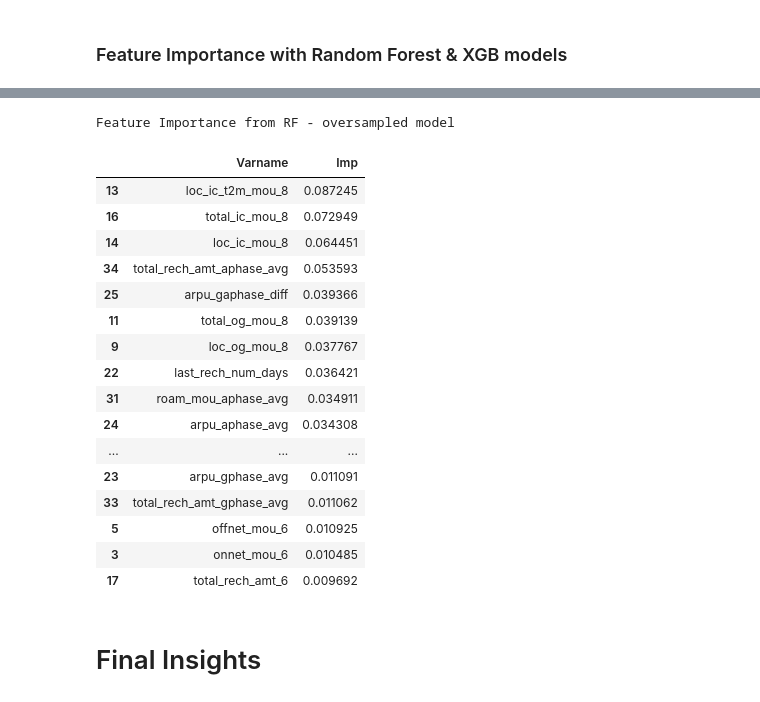
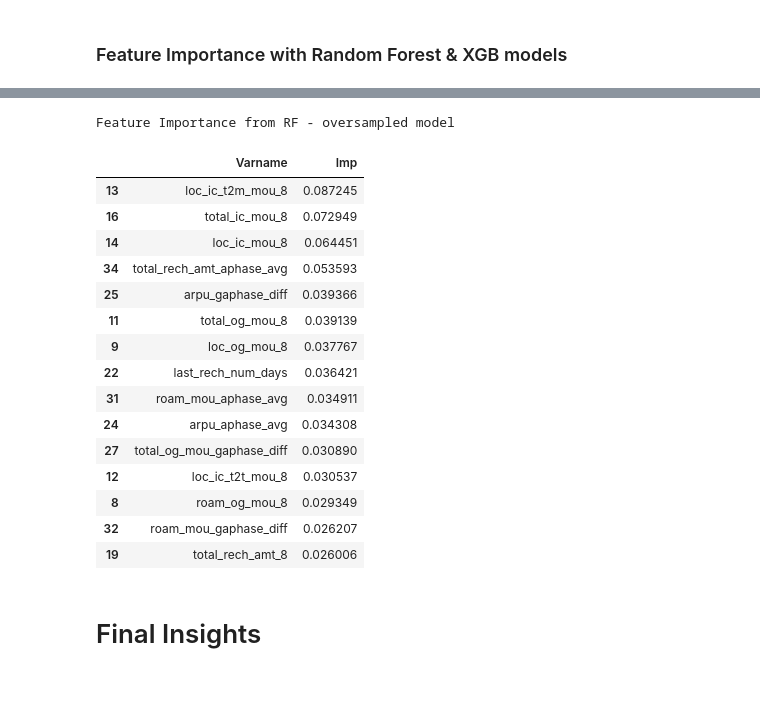
Before and after one commit to Lakshmi-1212/TelecomChurn_CaseStudy, a Jupyter notebook: TelcomChurn_CaseStudy.ipynb, the cells around one changed output, grey strips where cells are left out. Cells and saved outputs as stored; diff of their text form; code cells hidden in the pictures.

```diff
--- a/TelcomChurn_CaseStudy.ipynb
+++ b/TelcomChurn_CaseStudy.ipynb
@@ -1983,31 +2024,31 @@ imp_xgb_df.sort_values(by="Imp", ascending=False)
 # %%
 print(f'Feature Importance from RF - oversampled model')
 model_rf_oversampled = RandomForestClassifier(random_state=42).fit(X_oversampled_train_rfe, y_oversampled_train)
 
 imp_rf_oversampled_df = pd.DataFrame({
     "Varname": X_oversampled_train_rfe.columns,
     "Imp": model_rf_oversampled.feature_importances_
 })
-imp_rf_oversampled_df.sort_values(by="Imp", ascending=False)
+imp_rf_oversampled_df.sort_values(by="Imp", ascending=False,inplace=True)
+imp_rf_oversampled_df.head(15)
 # %% [output]
 Feature Importance from RF - oversampled model
 |  | Varname | Imp |
 | 13 | loc_ic_t2m_mou_8 | 0.087245 |
 | 16 | total_ic_mou_8 | 0.072949 |
 | 14 | loc_ic_mou_8 | 0.064451 |
 | 34 | total_rech_amt_aphase_avg | 0.053593 |
 | 25 | arpu_gaphase_diff | 0.039366 |
 | 11 | total_og_mou_8 | 0.039139 |
 | 9 | loc_og_mou_8 | 0.037767 |
 | 22 | last_rech_num_days | 0.036421 |
 | 31 | roam_mou_aphase_avg | 0.034911 |
 | 24 | arpu_aphase_avg | 0.034308 |
-| ... | ... | ... |
-| 23 | arpu_gphase_avg | 0.011091 |
-| 33 | total_rech_amt_gphase_avg | 0.011062 |
-| 5 | offnet_mou_6 | 0.010925 |
-| 3 | onnet_mou_6 | 0.010485 |
-| 17 | total_rech_amt_6 | 0.009692 |
+| 27 | total_og_mou_gaphase_diff | 0.030890 |
+| 12 | loc_ic_t2t_mou_8 | 0.030537 |
+| 8 | roam_og_mou_8 | 0.029349 |
+| 32 | roam_mou_gaphase_diff | 0.026207 |
+| 19 | total_rech_amt_8 | 0.026006 |
 # %% [markdown]
 # Final Insights
 # %% [markdown]
```
Also changed, not shown: parts of 31 cells of this notebook.
